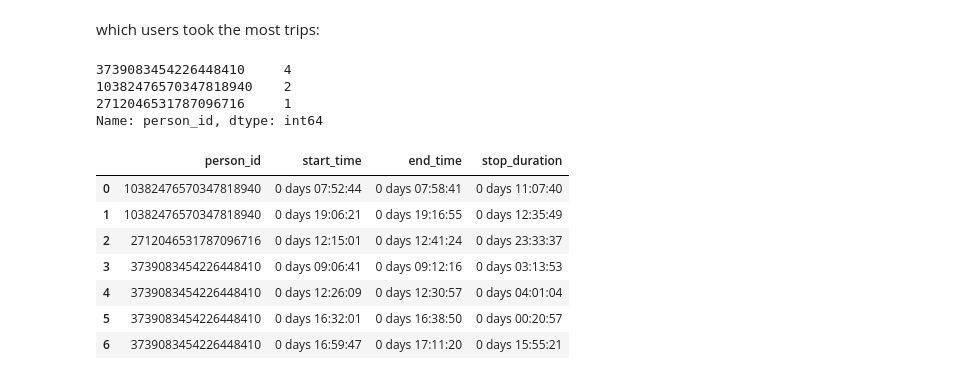
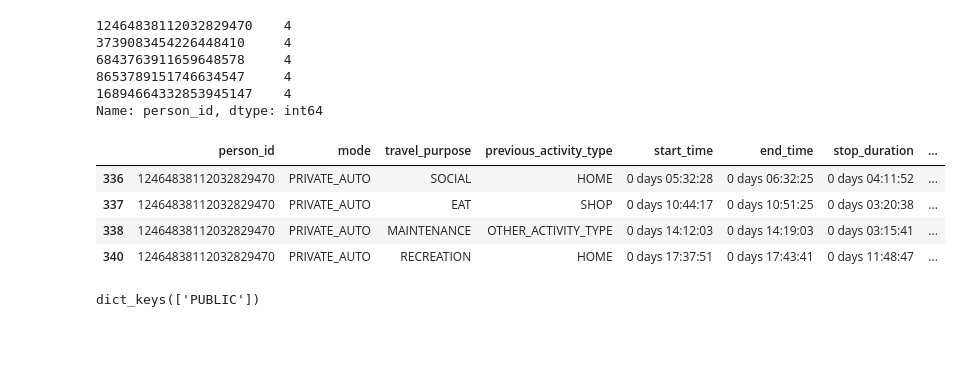
Before and after one commit to rmi-mobility-data-science/replicaEVSE, a Jupyter notebook: notebooks/1_run_load_curve_simulation.ipynb, the cells around one changed output. Cells and saved outputs as stored; diff of their text form; code cells hidden in the pictures; blank space fills up the shorter version.

```diff
--- a/notebooks/1_run_load_curve_simulation.ipynb
+++ b/notebooks/1_run_load_curve_simulation.ipynb
@@ -42,22 +79,0 @@ make it a dask DataFrame so the experience is the same
-# %%
-#Created in the EIA_data_download.ipynb notebook
-existing_load=pd.read_csv('../../data/EIA_demand_summary.csv')
-# ddf = merged_ddf.sample(frac=0.0000001)
-ddf = merged_ddf.head(10000)
-ddf = dd.from_pandas(ddf, chunksize=1000).reset_index()
-print(len(ddf))
-
-# right now, only look at private auto trips
-ddf = ddf.loc[ddf['mode'] == 'PRIVATE_AUTO']
-print(len(ddf))
-
-
-
-
-print(ddf.index.head())
-# sort on person_id and start_time
-ddf = ddf.sort_values(by=['person_id', 'start_time', 'weekday']).reset_index(drop=True)
-
-
-
-ddf.to_parquet(datadir+'/wa_pop_and_trips_subsample.parquet', engine='pyarrow', compression='snappy')
@@ -72,26 +80,17 @@ I will use the first few users who have the most trips to make a toy example. We
-# %% [markdown]
-which users took the most trips:
+# %%
+person_id_list = ['12464838112032829470']
+weekday = 'thursday'
+consumption_kWh_per_mi = 0.3
+trips = assign_charger_opportunity(ddf, person_id_list, weekday)
+total_energy = trips['total_distance']*consumption_kWh_per_mi
 # %%
-cond = ddf['person_id'].isin(['2712046531787096716', '10382476570347818940', '3739083454226448410'])
-cond = cond & (ddf['weekday'] == 'thursday')
-ddf.loc[cond]['person_id'].value_counts().compute().head(3)
+# who has the most trips
+cond = (ddf['weekday'] == weekday)
+ddf.loc[cond]['person_id'].value_counts().compute().head(5)
 # %% [output]
+12464838112032829470    4
 3739083454226448410     4
-10382476570347818940    2
-2712046531787096716     1
+6843763911659648578     4
+8653789151746634547     4
+16894664332853945147    4
 Name: person_id, dtype: int64
-# %%
-# Sort the dataframe by person and start time
-trips = ddf.loc[cond].sort_values(by=['person_id', 'start_time'])
-df = trips[['person_id', 'start_time', 'end_time']].compute()
-
-sim.calculate_stop_duration(df)
-# %% [output]
-|  | person_id | start_time | end_time | stop_duration |
-| 0 | 10382476570347818940 | 0 days 07:52:44 | 0 days 07:58:41 | 0 days 11:07:40 |
-| 1 | 10382476570347818940 | 0 days 19:06:21 | 0 days 19:16:55 | 0 days 12:35:49 |
-| 2 | 2712046531787096716 | 0 days 12:15:01 | 0 days 12:41:24 | 0 days 23:33:37 |
-| 3 | 3739083454226448410 | 0 days 09:06:41 | 0 days 09:12:16 | 0 days 03:13:53 |
-| 4 | 3739083454226448410 | 0 days 12:26:09 | 0 days 12:30:57 | 0 days 04:01:04 |
-| 5 | 3739083454226448410 | 0 days 16:32:01 | 0 days 16:38:50 | 0 days 00:20:57 |
-| 6 | 3739083454226448410 | 0 days 16:59:47 | 0 days 17:11:20 | 0 days 15:55:21 |
@@ -99,0 +97,18 @@ ddf_with_stop_duration = ddf.map_partitions(sim.calculate_stop_duration)
+# %%
+trips[[
+        'person_id',
+        'mode',
+        'travel_purpose',
+        'previous_activity_type',
+        'start_time',
+        'end_time',
+        'stop_duration',
+        'charge_type',
+        'charger_power_kW',
+    ]].compute()
+# %% [output]
+|  | person_id | mode | travel_purpose | previous_activity_type | start_time | end_time | stop_duration | ... |
+| 336 | 12464838112032829470 | PRIVATE_AUTO | SOCIAL | HOME | 0 days 05:32:28 | 0 days 06:32:25 | 0 days 04:11:52 | ... |
+| 337 | 12464838112032829470 | PRIVATE_AUTO | EAT | SHOP | 0 days 10:44:17 | 0 days 10:51:25 | 0 days 03:20:38 | ... |
+| 338 | 12464838112032829470 | PRIVATE_AUTO | MAINTENANCE | OTHER_ACTIVITY_TYPE | 0 days 14:12:03 | 0 days 14:19:03 | 0 days 03:15:41 | ... |
+| 340 | 12464838112032829470 | PRIVATE_AUTO | RECREATION | HOME | 0 days 17:37:51 | 0 days 17:43:41 | 0 days 11:48:47 | ... |
@@ -99,0 +174,4 @@ ddf_with_stop_duration = ddf.map_partitions(sim.calculate_stop_duration)
+# %%
+sim.determine_charger_availability(pd.DataFrame(), trips).keys()
+# %% [output]
+dict_keys(['PUBLIC'])
```
Also changed, not shown: parts of 19 cells of this notebook, 1 other file.
